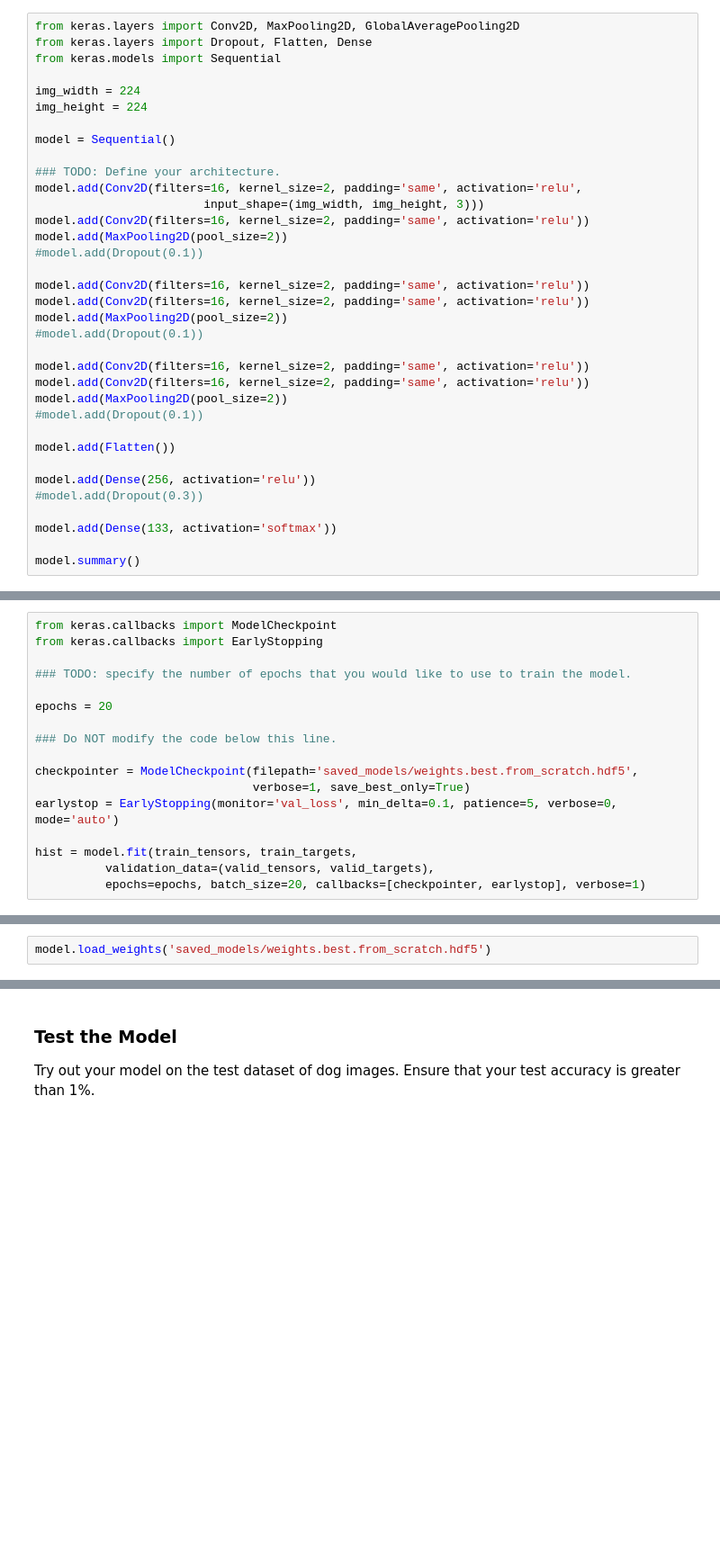
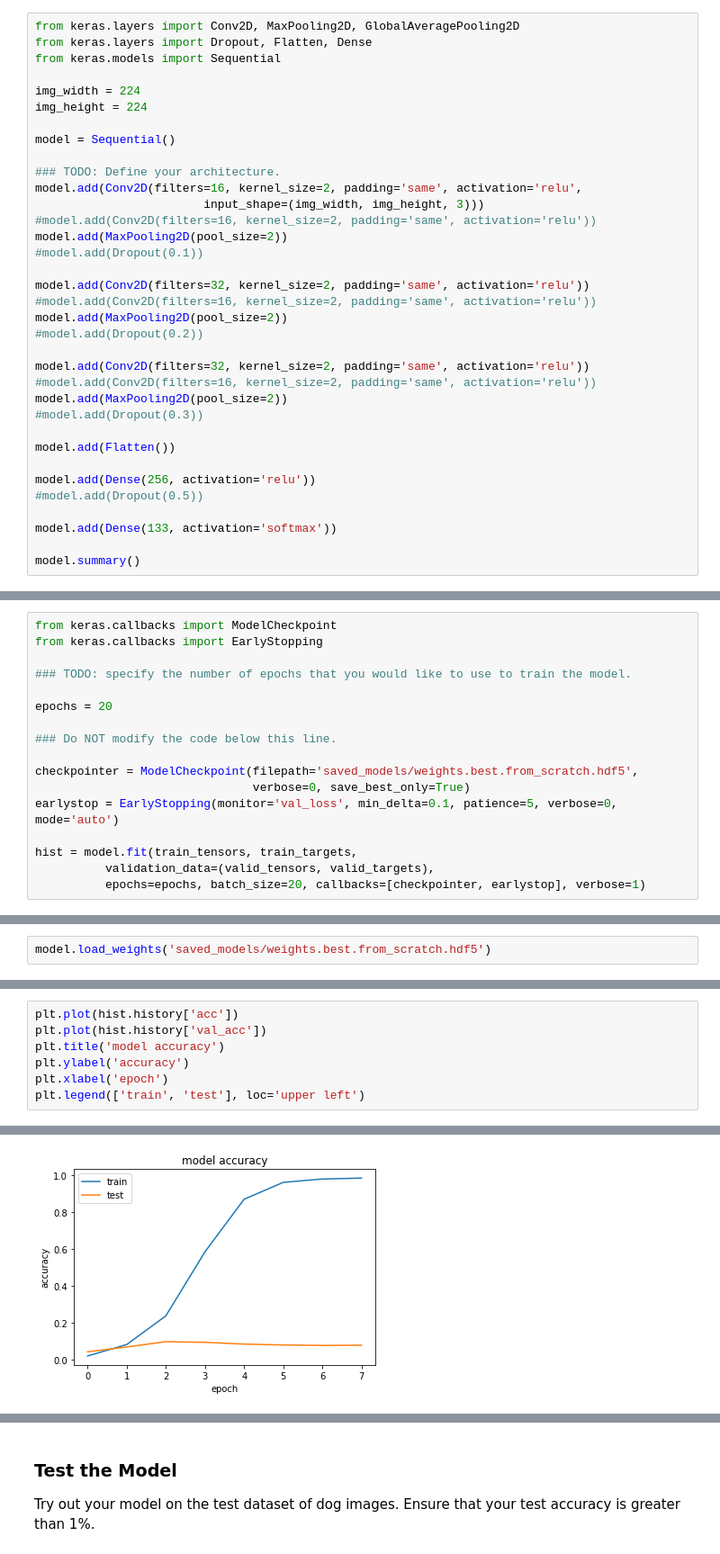
Before and after one commit to astelmashenko/dog-project, a Jupyter notebook: dog_app.ipynb, the cells around one changed output, grey strips where cells are left out. Shown: that part at 90% size. Cells and saved outputs as stored; diff of their text form; blank space fills up the shorter version.

```diff
--- a/dog_app.ipynb
+++ b/dog_app.ipynb
@@ -369,24 +369,24 @@ model = Sequential()
 ### TODO: Define your architecture.
 model.add(Conv2D(filters=16, kernel_size=2, padding='same', activation='relu',
                         input_shape=(img_width, img_height, 3)))
-model.add(Conv2D(filters=16, kernel_size=2, padding='same', activation='relu'))
+#model.add(Conv2D(filters=16, kernel_size=2, padding='same', activation='relu'))
 model.add(MaxPooling2D(pool_size=2))
 #model.add(Dropout(0.1))
 
-model.add(Conv2D(filters=16, kernel_size=2, padding='same', activation='relu'))
-model.add(Conv2D(filters=16, kernel_size=2, padding='same', activation='relu'))
+model.add(Conv2D(filters=32, kernel_size=2, padding='same', activation='relu'))
+#model.add(Conv2D(filters=16, kernel_size=2, padding='same', activation='relu'))
 model.add(MaxPooling2D(pool_size=2))
-#model.add(Dropout(0.1))
+#model.add(Dropout(0.2))
 
-model.add(Conv2D(filters=16, kernel_size=2, padding='same', activation='relu'))
-model.add(Conv2D(filters=16, kernel_size=2, padding='same', activation='relu'))
+model.add(Conv2D(filters=32, kernel_size=2, padding='same', activation='relu'))
+#model.add(Conv2D(filters=16, kernel_size=2, padding='same', activation='relu'))
 model.add(MaxPooling2D(pool_size=2))
-#model.add(Dropout(0.1))
+#model.add(Dropout(0.3))
 
 model.add(Flatten())
 
 model.add(Dense(256, activation='relu'))
-#model.add(Dropout(0.3))
+#model.add(Dropout(0.5))
 
 model.add(Dense(133, activation='softmax'))
 
@@ -430,7 +430,7 @@ epochs = 20
 ### Do NOT modify the code below this line.
 
 checkpointer = ModelCheckpoint(filepath='saved_models/weights.best.from_scratch.hdf5',
-                               verbose=1, save_best_only=True)
+                               verbose=0, save_best_only=True)
 earlystop = EarlyStopping(monitor='val_loss', min_delta=0.1, patience=5, verbose=0, mode='auto')
 
 hist = model.fit(train_tensors, train_targets,
@@ -471,0 +461,8 @@ plt.legend(['train', 'test'], loc='upper left')
+# %%
+plt.plot(hist.history['acc'])
+plt.plot(hist.history['val_acc'])
+plt.title('model accuracy')
+plt.ylabel('accuracy')
+plt.xlabel('epoch')
+plt.legend(['train', 'test'], loc='upper left')
+# %% [output]
@@ -471,0 +470 @@ plt.legend(['train', 'test'], loc='upper left')
+[figure, added]
```
Also changed, not shown: parts of 5 cells of this notebook.
